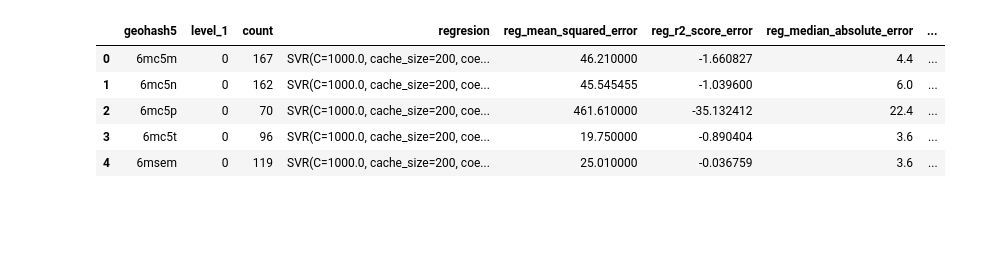
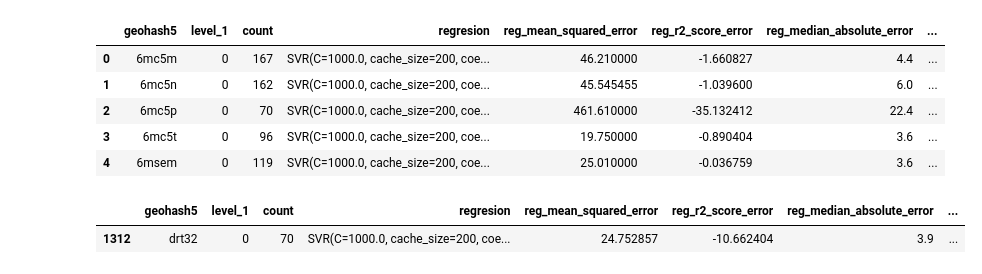
Before and after one commit to PPitson/safecast-data-analysis, a Jupyter notebook: 05-regression-ver2-svr.ipynb, the cells around one changed output. Saved outputs shown, nothing was run; the diff lists cells and outputs as text; code cells hidden in the pictures; blank space fills up the shorter version.

```diff
--- a/05-regression-ver2-svr.ipynb
+++ b/05-regression-ver2-svr.ipynb
@@ -147,3 +148,9 @@ m_mean_squared.save(os.path.join(RESULTS_DIR, "rbf_sigmoid_regression_mean_squar
 m_reg_r2_score.save(os.path.join(RESULTS_DIR, "rbf_sigmoid_regression_reg_r2_score_errors.html"))
 m_median_absolute.save(os.path.join(RESULTS_DIR, "rbf_sigmoid_regression_median_absolute_errors.html"))
 m_mean_log.save(os.path.join(RESULTS_DIR, "rbf_sigmoid_regression_mean_log_errors.html"))
+# %%
+single_regression = df_after_training[df_after_training.geohash5 == 'drt32']
+single_regression
+# %% [output]
+|  | geohash5 | level_1 | count | regresion | reg_mean_squared_error | reg_r2_score_error | reg_median_absolute_error | ... |
+| 1312 | drt32 | 0 | 70 | SVR(C=1000.0, cache_size=200, coe... | 24.752857 | -10.662404 | 3.9 | ... |
```
Also changed, not shown: parts of 15 cells of this notebook, 1 other file.
